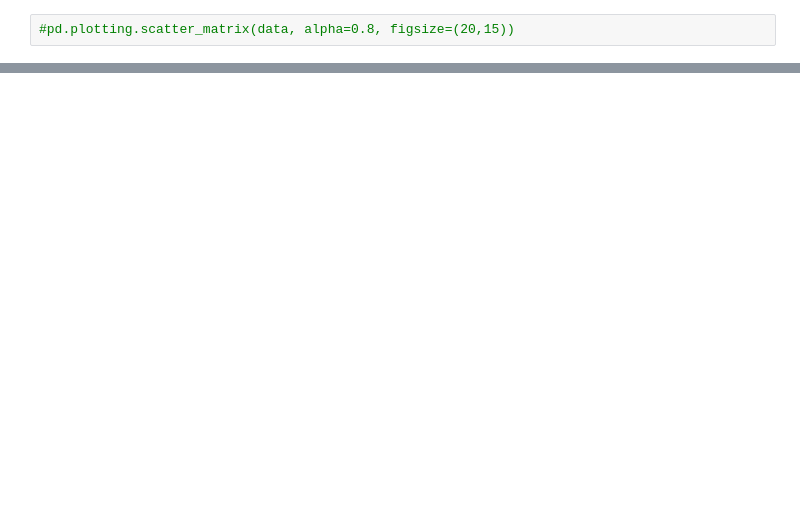
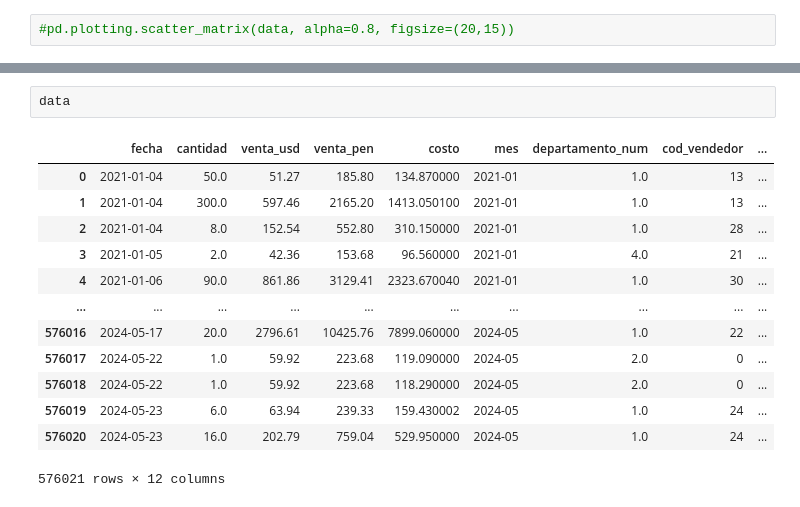
Before and after one commit to codelock54/MD_tarea_2, a Jupyter notebook: model.ipynb, the cells around one changed output, grey strips where cells are left out. Drawn from its saved outputs; the diff is of its cells as text; blank space fills up the shorter version.

```diff
--- a/model.ipynb
+++ b/model.ipynb
@@ -968,0 +953,16 @@ plt.show()
+# %%
+data
+# %% [output]
+|  | fecha | cantidad | venta_usd | venta_pen | costo | mes | departamento_num | cod_vendedor | ... |
+| 0 | 2021-01-04 | 50.0 | 51.27 | 185.80 | 134.870000 | 2021-01 | 1.0 | 13 | ... |
+| 1 | 2021-01-04 | 300.0 | 597.46 | 2165.20 | 1413.050100 | 2021-01 | 1.0 | 13 | ... |
+| 2 | 2021-01-04 | 8.0 | 152.54 | 552.80 | 310.150000 | 2021-01 | 1.0 | 28 | ... |
+| 3 | 2021-01-05 | 2.0 | 42.36 | 153.68 | 96.560000 | 2021-01 | 4.0 | 21 | ... |
+| 4 | 2021-01-06 | 90.0 | 861.86 | 3129.41 | 2323.670040 | 2021-01 | 1.0 | 30 | ... |
+| ... | ... | ... | ... | ... | ... | ... | ... | ... | ... |
+| 576016 | 2024-05-17 | 20.0 | 2796.61 | 10425.76 | 7899.060000 | 2024-05 | 1.0 | 22 | ... |
+| 576017 | 2024-05-22 | 1.0 | 59.92 | 223.68 | 119.090000 | 2024-05 | 2.0 | 0 | ... |
+| 576018 | 2024-05-22 | 1.0 | 59.92 | 223.68 | 118.290000 | 2024-05 | 2.0 | 0 | ... |
+| 576019 | 2024-05-23 | 6.0 | 63.94 | 239.33 | 159.430002 | 2024-05 | 1.0 | 24 | ... |
+| 576020 | 2024-05-23 | 16.0 | 202.79 | 759.04 | 529.950000 | 2024-05 | 1.0 | 24 | ... |
+576021 rows × 12 columns
```
Also changed, not shown: parts of 13 cells of this notebook.
